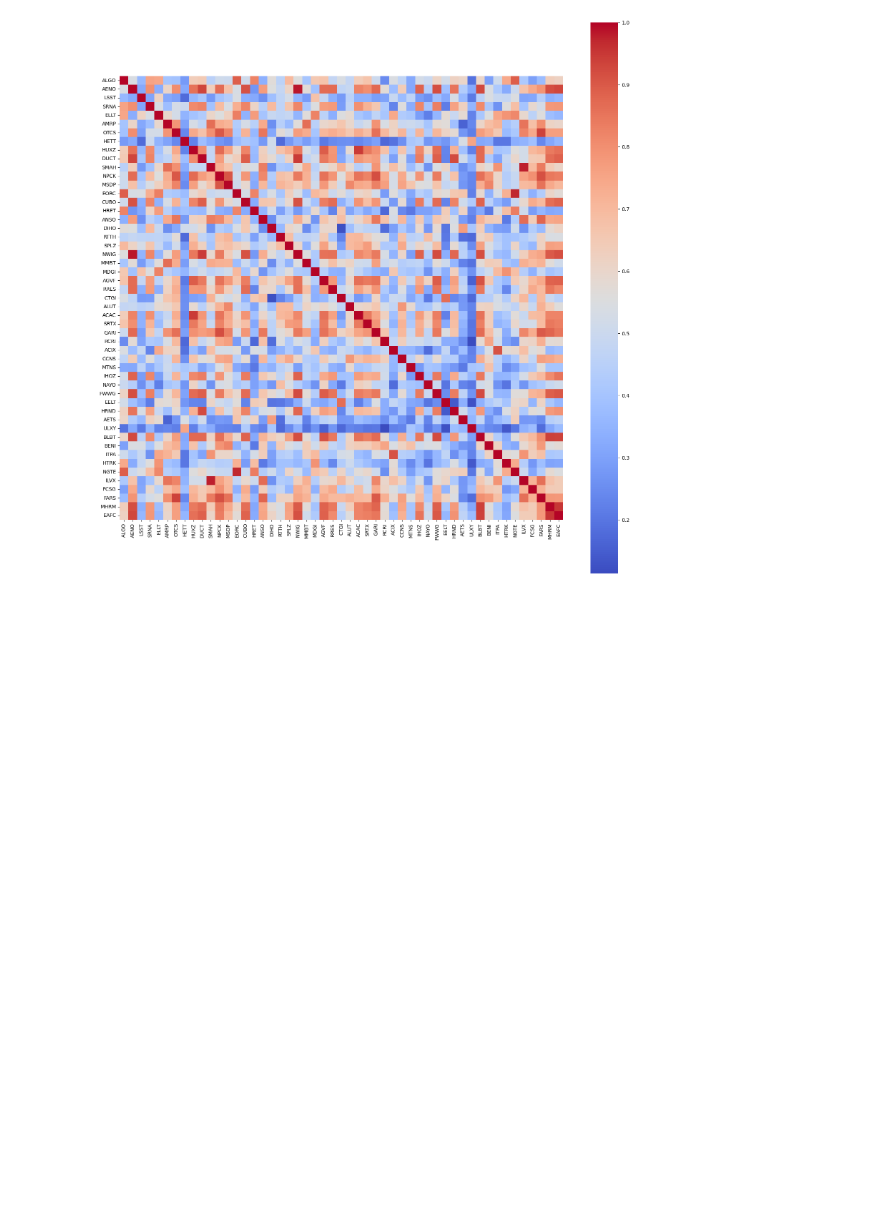
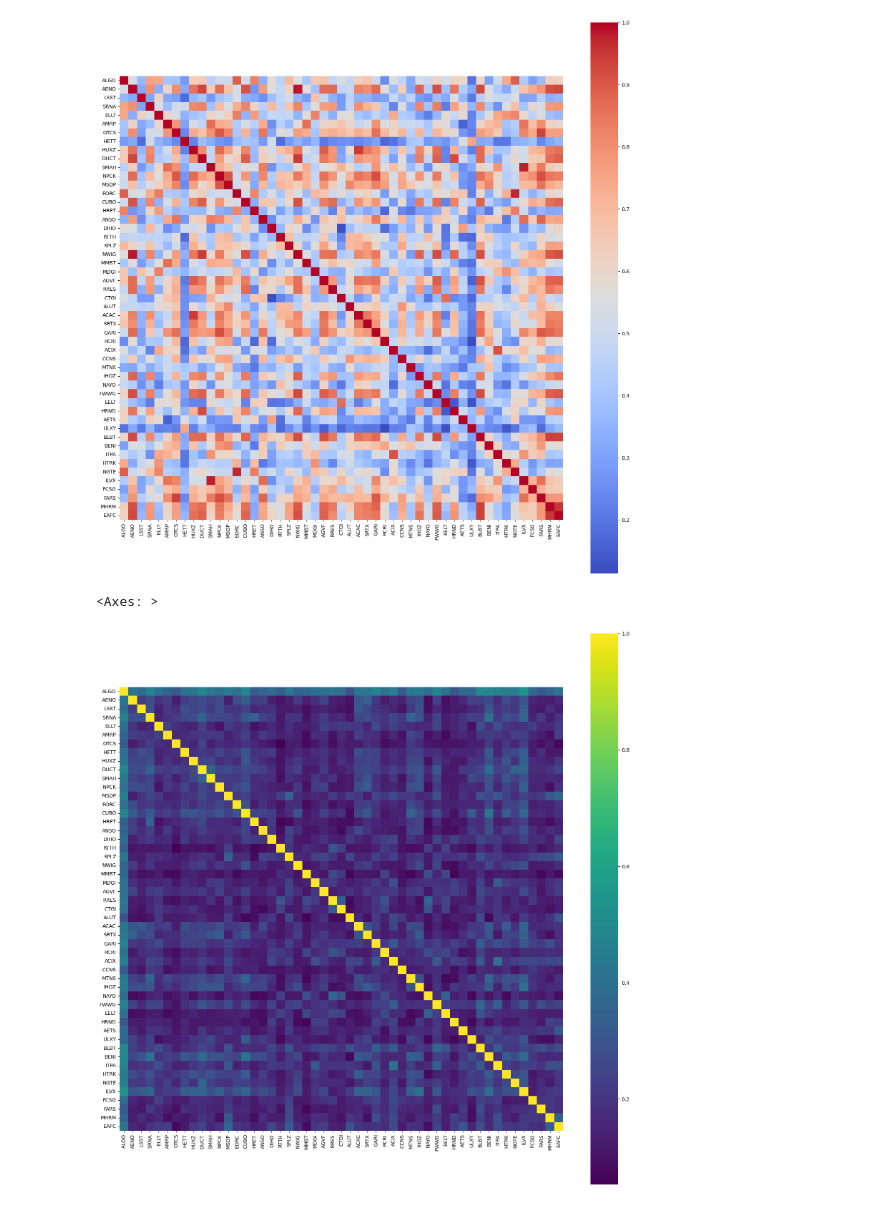
Before and after one commit to kneilkumar/SNK-Algothon, a Jupyter notebook: SIG ALGOTHON 2026/EDAS/Algothon EDA notebook.ipynb, the cells around one changed output. Cells and saved outputs as stored; diff of their text form; code cells hidden in the pictures; blank space fills up the shorter version.

```diff
--- a/SIG ALGOTHON 2026/EDAS/Algothon EDA notebook.ipynb
+++ b/SIG ALGOTHON 2026/EDAS/Algothon EDA notebook.ipynb
@@ -170,3 +170,18 @@ sns.heatmap(dcorr_df_square, cmap='coolwarm', square=True)
 # %% [output]
 <Axes: >
 [figure]
+# %%
+dcorr_returns = pd.read_csv('dcorr_returns_df.csv')
+condensed = dcorr_returns.sort_values(['instrument_1', 'instrument_2'])['distance_corr'].values
+dcorr_matrix = squareform(condensed)
+n = 51
+dcorr_df_square = pd.DataFrame(dcorr_matrix,
+                                 index=[f'{prices.columns.values[k]}' for k in range(n)],
+                                 columns=[f'{prices.columns.values[k]}' for k in range(n)])
+
+np.fill_diagonal(dcorr_matrix, 1.0)
+plt.figure(figsize=(20,20))
+sns.heatmap(dcorr_df_square, cmap='viridis', square=True)
+# %% [output]
+<Axes: >
+[figure, added]
```
Also changed, not shown: 12 other files.
